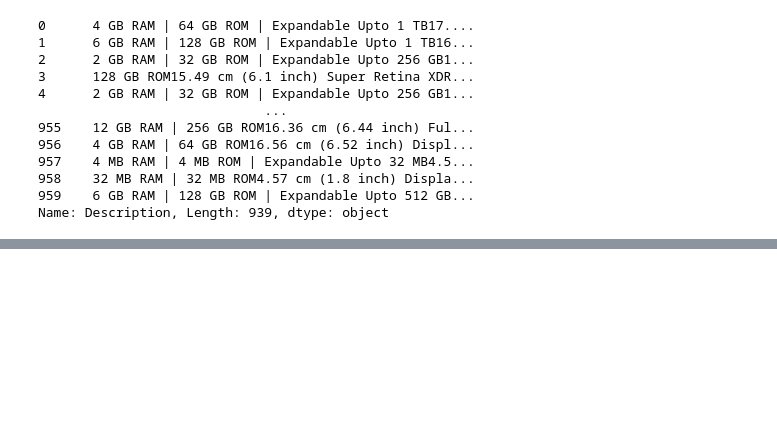
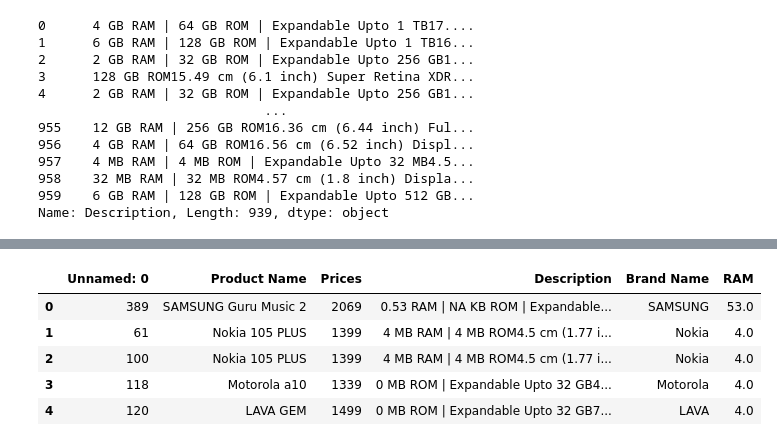
Before and after one commit to Gourav-Bangad/DSCI, a Jupyter notebook: Analysis.ipynb, the cells around one changed output, grey strips where cells are left out. Cells and saved outputs as stored; diff of their text form; code cells hidden in the pictures; blank space fills up the shorter version.

```diff
--- a/Analysis.ipynb
+++ b/Analysis.ipynb
@@ -166,0 +214,11 @@ Name: Description, Length: 939, dtype: object
+# %%
+df = pd.read_csv('file1.csv',encoding= "ISO-8859-1")
+# %%
+df.head()
+# %% [output]
+|  | Unnamed: 0 | Product Name | Prices | Description | Brand Name | RAM |
+| 0 | 389 | SAMSUNG Guru Music 2 | 2069 | 0.53 RAM | NA KB ROM | Expandable... | SAMSUNG | 53.0 |
+| 1 | 61 | Nokia 105 PLUS | 1399 | 4 MB RAM | 4 MB ROM4.5 cm (1.77 i... | Nokia | 4.0 |
+| 2 | 100 | Nokia 105 PLUS | 1399 | 4 MB RAM | 4 MB ROM4.5 cm (1.77 i... | Nokia | 4.0 |
+| 3 | 118 | Motorola a10 | 1339 | 0 MB ROM | Expandable Upto 32 GB4... | Motorola | 4.0 |
+| 4 | 120 | LAVA GEM | 1499 | 0 MB ROM | Expandable Upto 32 GB7... | LAVA | 4.0 |
```
Also changed, not shown: parts of 11 cells of this notebook, 4 other files.
